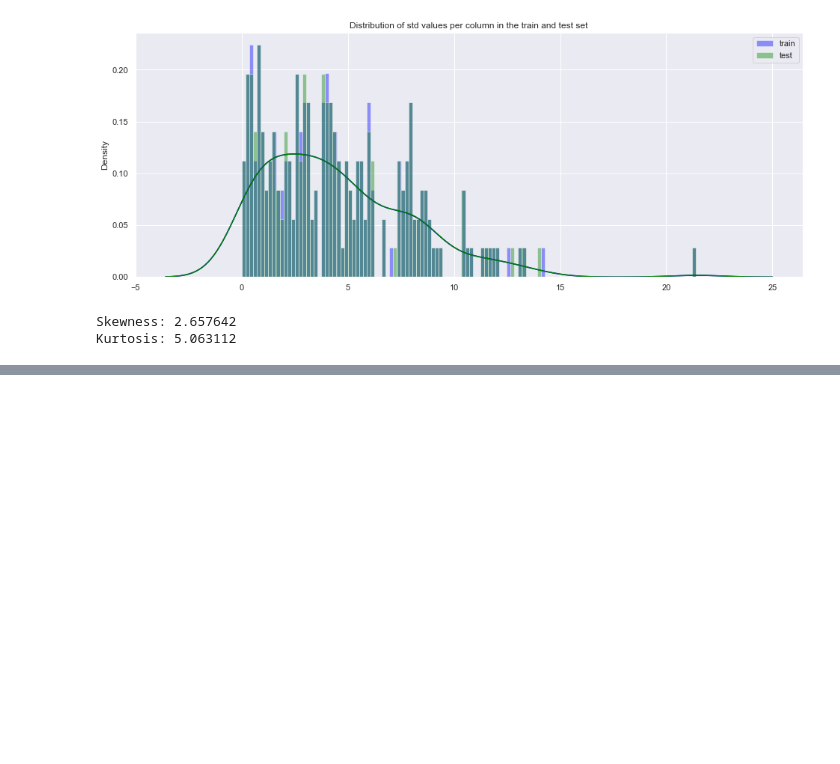
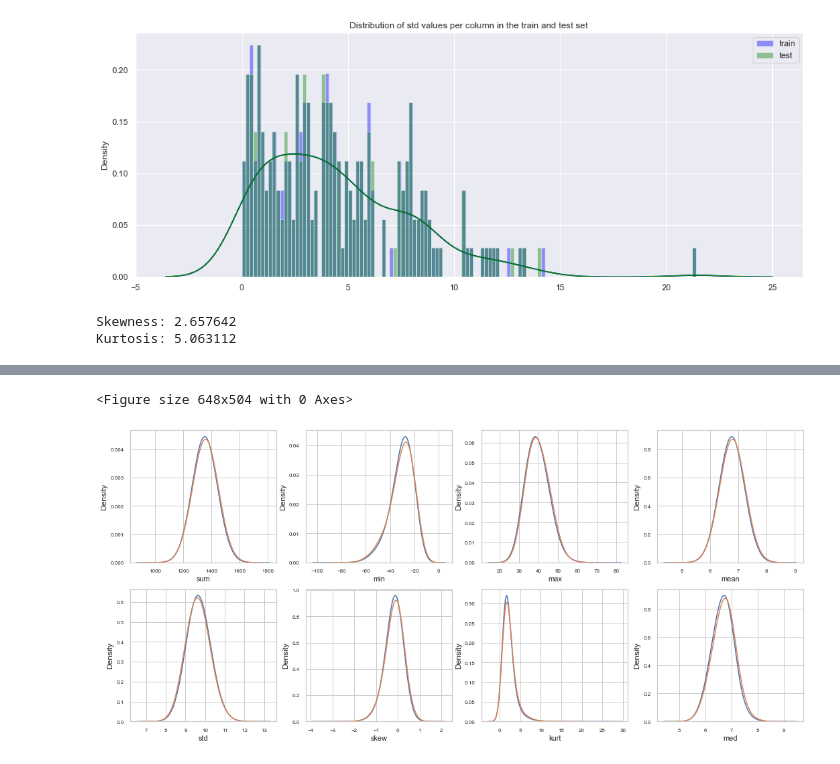
Before and after one commit to thomazbarros/pytorch-for-deep-learning, a Jupyter notebook: Santander2.ipynb, the cells around one changed output, grey strips where cells are left out. Drawn from its saved outputs; the diff is of its cells as text; code cells hidden in the pictures; blank space fills up the shorter version.

```diff
--- a/Santander2.ipynb
+++ b/Santander2.ipynb
@@ -342,0 +397,10 @@ Kurtosis: 5.063112
+# %%
+%%time
+features = train.columns.values[2:202]
+unique_max_train = []
+unique_max_test = []
+for feature in features:
+    values = train[feature].value_counts()
+    unique_max_train.append([feature, values.max(), values.idxmax()])
+    values = test[feature].value_counts()
+    unique_max_test.append([feature, values.max(), values.idxmax()])
@@ -342,0 +468,25 @@ Kurtosis: 5.063112
+# %%
+def plot_new_feature_distribution(df1, df2, label1, label2, features):
+    i = 0
+    sns.set_style('whitegrid')
+    plt.figure()
+    fig, ax = plt.subplots(2,4,figsize=(18,8))
+
+    for feature in features:
+        i += 1
+        plt.subplot(2,4,i)
+        sns.kdeplot(df1[feature], bw=0.5,label=label1)
+        sns.kdeplot(df2[feature], bw=0.5,label=label2)
+        plt.xlabel(feature, fontsize=11)
+        locs, labels = plt.xticks()
+        plt.tick_params(axis='x', which='major', labelsize=8)
+        plt.tick_params(axis='y', which='major', labelsize=8)
+    plt.show();
+# %%
+t0 = train.loc[train['target'] == 0]
+t1 = train.loc[train['target'] == 1]
+features = train.columns.values[202:]
+plot_new_feature_distribution(t0, t1, 'target: 0', 'target: 1', features)
+# %% [output]
+<Figure size 648x504 with 0 Axes>
+[figure, added]
```
Also changed, not shown: parts of 15 cells of this notebook, 2 other files.
